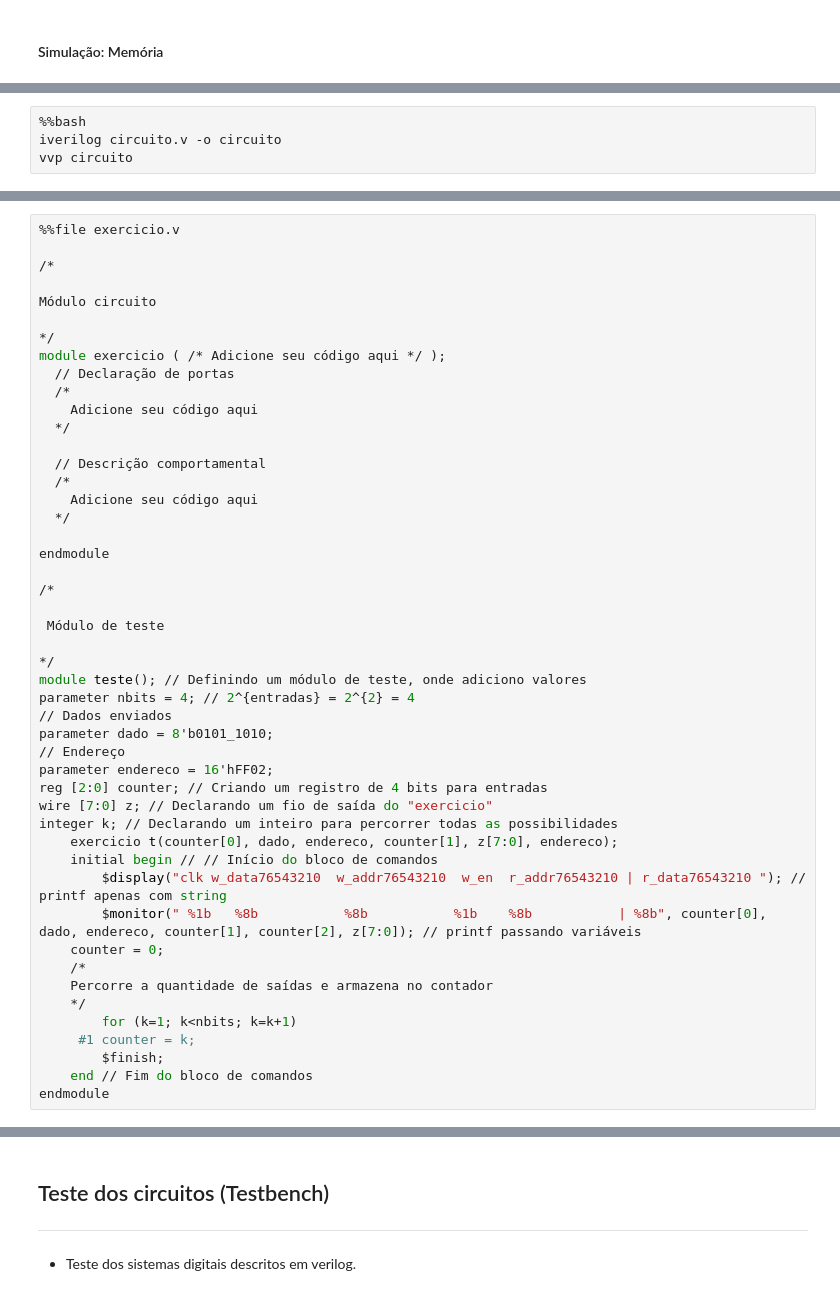
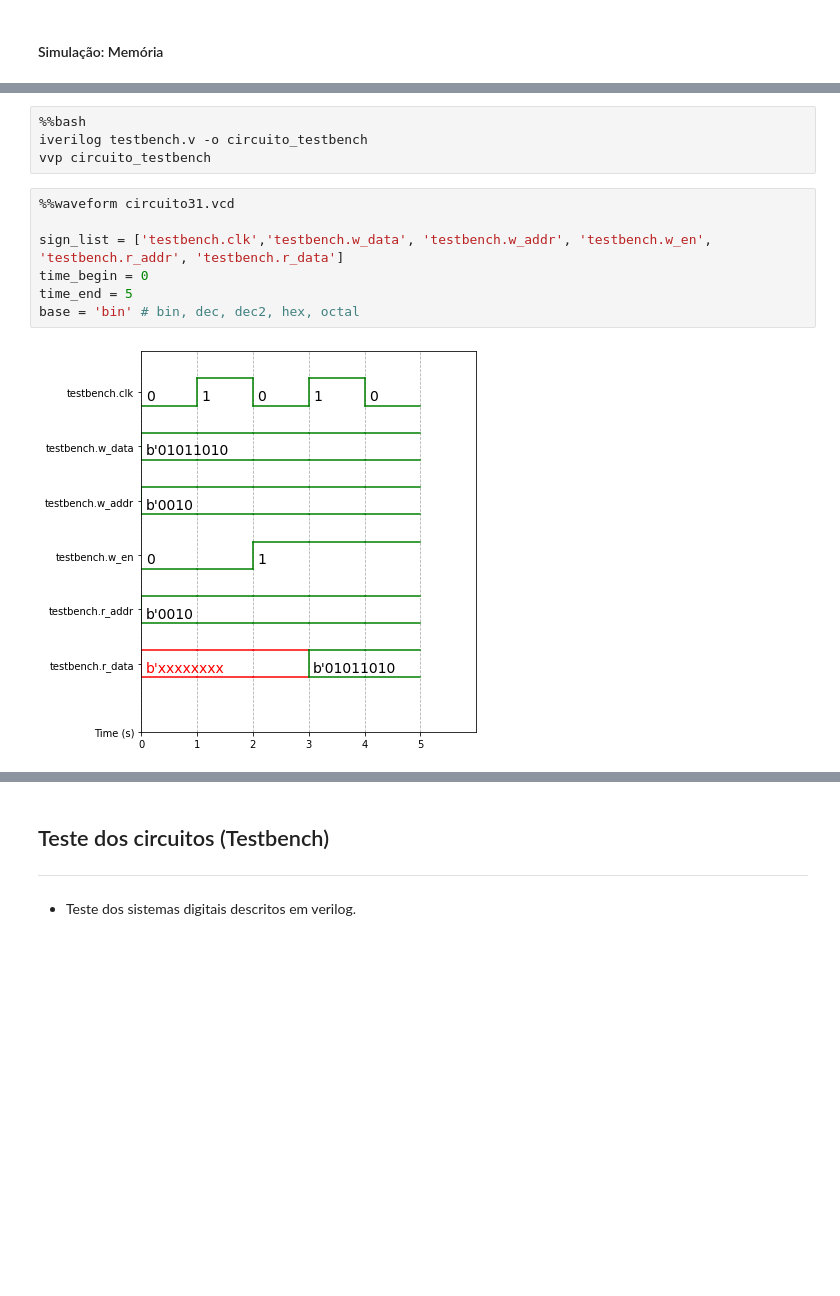
Before and after one commit to petrucior/verilog, a Jupyter notebook: verilog.ipynb, the cells around one changed output, grey strips where cells are left out. Drawn from its saved outputs; the diff is of its cells as text; blank space fills up the shorter version.

```diff
--- a/verilog.ipynb
+++ b/verilog.ipynb
@@ -3811,58 +3936,19 @@ endmodule
 # %%
 %%bash
-iverilog circuito.v -o circuito
-vvp circuito
+iverilog testbench.v -o circuito_testbench
+vvp circuito_testbench
+# %%
+%%waveform circuito31.vcd
+
+sign_list = ['testbench.clk','testbench.w_data', 'testbench.w_addr', 'testbench.w_en',  'testbench.r_addr', 'testbench.r_data']
+time_begin = 0
+time_end = 5
+base = 'bin' # bin, dec, dec2, hex, octal
+# %% [output]
+[figure, added]
 # %% [markdown]
 #### Exercício
 
 Implemente, em Verilog usando a **abordagem comportamental**, uma memória de 16 posições onde cada posição guarda 1 byte, que possua uma porta de leitura e uma porta de escrita. Atenção: A Leitura é assíncrona! Além disso, observe que os endereços dessa memória contém 16 bits.
 
 ![memoria](https://carlacastanho.github.io/Material-de-APC/assets/images/Ponteiros/mem.png)
-# %%
-%%file exercicio.v
-
-/*
-
-Módulo circuito
-
-*/
-module exercicio ( /* Adicione seu código aqui */ );
-  // Declaração de portas
-  /*
-    Adicione seu código aqui
-  */
-
-  // Descrição comportamental
-  /*
-    Adicione seu código aqui
-  */
-
-endmodule
-
-/*
-
- Módulo de teste
-
-*/
-module teste(); // Definindo um módulo de teste, onde adiciono valores
-parameter nbits = 4; // 2^{entradas} = 2^{2} = 4
-// Dados enviados
-parameter dado = 8'b0101_1010;
-// Endereço
-parameter endereco = 16'hFF02;
-reg [2:0] counter; // Criando um registro de 4 bits para entradas
-wire [7:0] z; // Declarando um fio de saída do "exercicio"
-integer k; // Declarando um inteiro para percorrer todas as possibilidades
-	exercicio t(counter[0], dado, endereco, counter[1], z[7:0], endereco);
-	initial begin // // Início do bloco de comandos
-		$display("clk w_data76543210  w_addr76543210  w_en  r_addr76543210 | r_data76543210 "); // printf apenas com string
-		$monitor(" %1b   %8b           %8b           %1b    %8b           | %8b", counter[0], dado, endereco, counter[1], counter[2], z[7:0]); // printf passando variáveis
-    counter = 0;
-    /*
-    Percorre a quantidade de saídas e armazena no contador
-    */
-		for (k=1; k<nbits; k=k+1)
-     #1 counter = k;
-		$finish;
-	end // Fim do bloco de comandos
-endmodule
```
Also changed, not shown: parts of 40 cells of this notebook.
